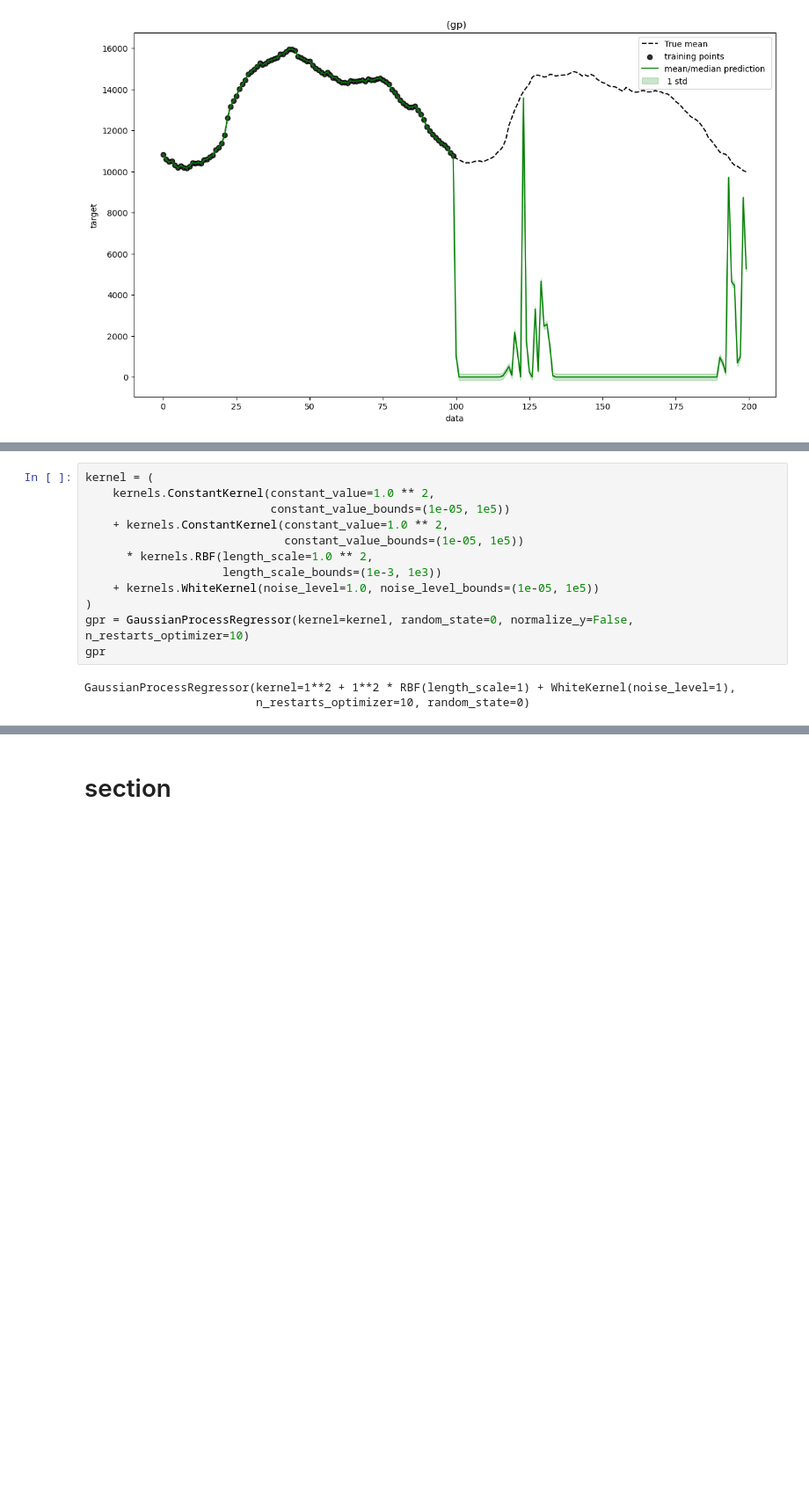
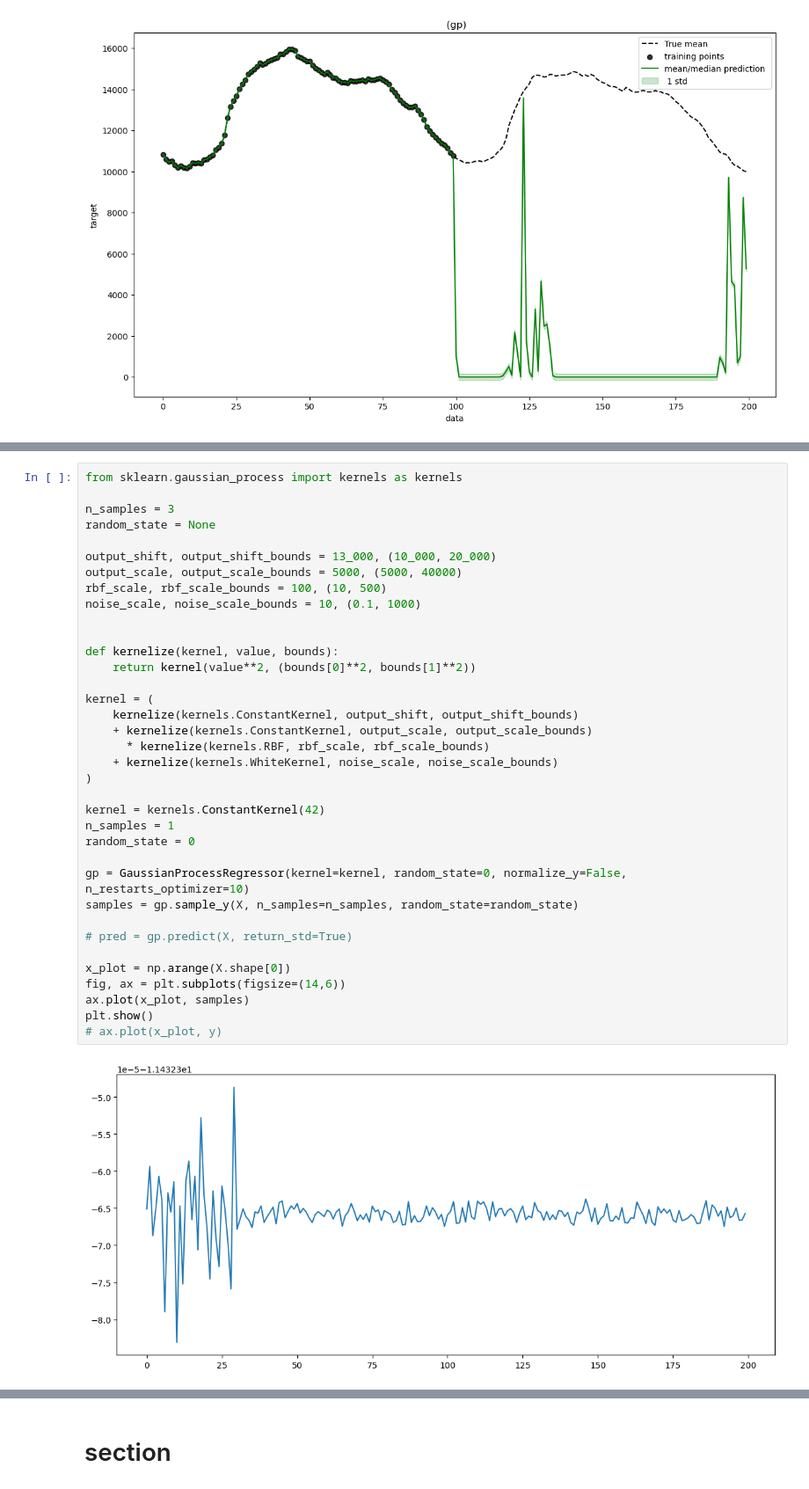
Before and after one commit to MischaDy/electricity-uq, a Jupyter notebook: bugfix_gp.ipynb, the cells around one changed output, grey strips where cells are left out. Shown at 88% size. Saved outputs shown, nothing was run; the diff lists cells and outputs as text; blank space fills up the shorter version.

```diff
--- a/bugfix_gp.ipynb
+++ b/bugfix_gp.ipynb
@@ -608,15 +635,38 @@ plotting native results...
 # %%
+from sklearn.gaussian_process import kernels as kernels
+
+n_samples = 3
+random_state = None
+
+output_shift, output_shift_bounds = 13_000, (10_000, 20_000)
+output_scale, output_scale_bounds = 5000, (5000, 40000)
+rbf_scale, rbf_scale_bounds = 100, (10, 500)
+noise_scale, noise_scale_bounds = 10, (0.1, 1000)
+
+
+def kernelize(kernel, value, bounds):
+    return kernel(value**2, (bounds[0]**2, bounds[1]**2))
+
 kernel = (
-    kernels.ConstantKernel(constant_value=1.0 ** 2,
-                           constant_value_bounds=(1e-05, 1e5))
-    + kernels.ConstantKernel(constant_value=1.0 ** 2,
-                             constant_value_bounds=(1e-05, 1e5))
-      * kernels.RBF(length_scale=1.0 ** 2,
-                    length_scale_bounds=(1e-3, 1e3))
-    + kernels.WhiteKernel(noise_level=1.0, noise_level_bounds=(1e-05, 1e5))
+    kernelize(kernels.ConstantKernel, output_shift, output_shift_bounds)
+    + kernelize(kernels.ConstantKernel, output_scale, output_scale_bounds)
+      * kernelize(kernels.RBF, rbf_scale, rbf_scale_bounds)
+    + kernelize(kernels.WhiteKernel, noise_scale, noise_scale_bounds)
 )
-gpr = GaussianProcessRegressor(kernel=kernel, random_state=0, normalize_y=False, n_restarts_optimizer=10)
-gpr
+
+kernel = kernels.ConstantKernel(42)
+n_samples = 1
+random_state = 0
+
+gp = GaussianProcessRegressor(kernel=kernel, random_state=0, normalize_y=False, n_restarts_optimizer=10)
+samples = gp.sample_y(X, n_samples=n_samples, random_state=random_state)
+
+# pred = gp.predict(X, return_std=True)
+
+x_plot = np.arange(X.shape[0])
+fig, ax = plt.subplots(figsize=(14,6))
+ax.plot(x_plot, samples)
+plt.show()
+# ax.plot(x_plot, y)
 # %% [output]
-GaussianProcessRegressor(kernel=1**2 + 1**2 * RBF(length_scale=1) + WhiteKernel(noise_level=1),
-                         n_restarts_optimizer=10, random_state=0)
+[figure, added]
```
Also changed, not shown: parts of 5 cells of this notebook, 1 other file.
